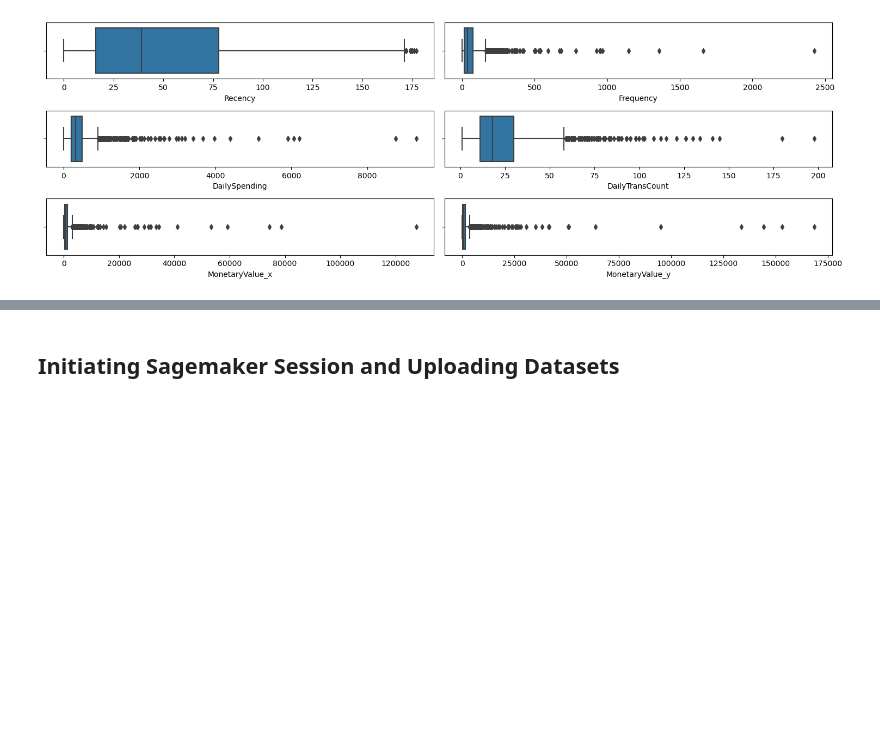
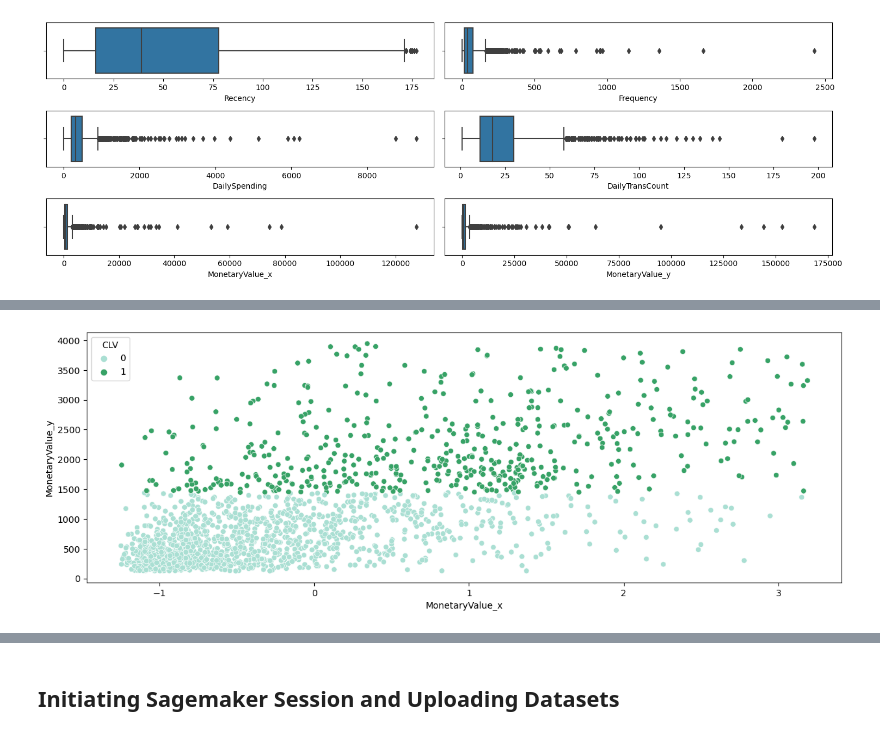
Before and after one commit to vubanc/AWS_DeployedCLVPredictor, a Jupyter notebook: Data Wrangling.ipynb, the cells around one changed output, grey strips where cells are left out. Cells and saved outputs as stored; diff of their text form; code cells hidden in the pictures; blank space fills up the shorter version.

```diff
--- a/Data Wrangling.ipynb
+++ b/Data Wrangling.ipynb
@@ -364,0 +371,8 @@ df_customers.shape
+# %%
+from sklearn.cluster import KMeans
+
+kmeans = KMeans(n_clusters=2, init="k-means++")
+kmeans.fit(df_customers[["MonetaryValue_y"]])
+df_customers["CLV"] = kmeans.labels_
+print(df_customers.shape)
+df_customers.head(2)
@@ -364,0 +384,6 @@ df_customers.shape
+# %%
+plt.figure(figsize=(15,5))
+sns.scatterplot(data=df_customers, x="MonetaryValue_x",y="MonetaryValue_y", hue="CLV", palette="BuGn")
+plt.show()
+# %% [output]
+[figure, added]
```
Also changed, not shown: parts of 24 cells of this notebook, 1 other file.
